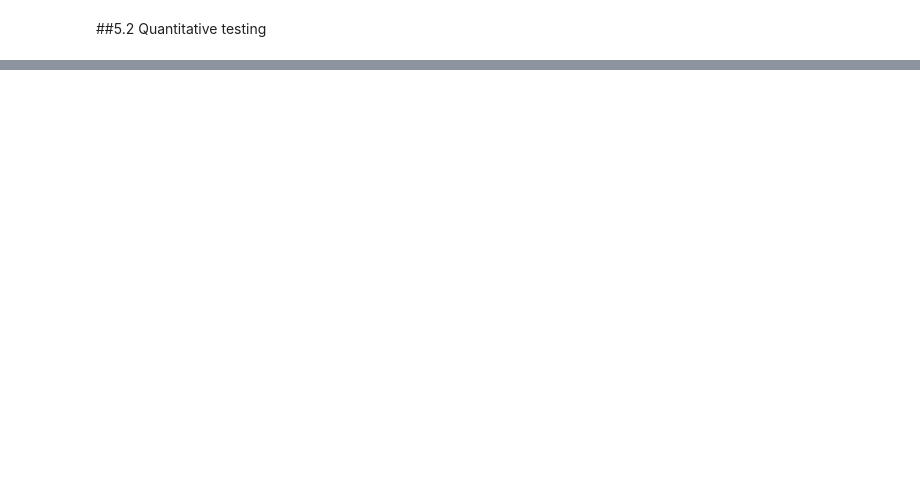
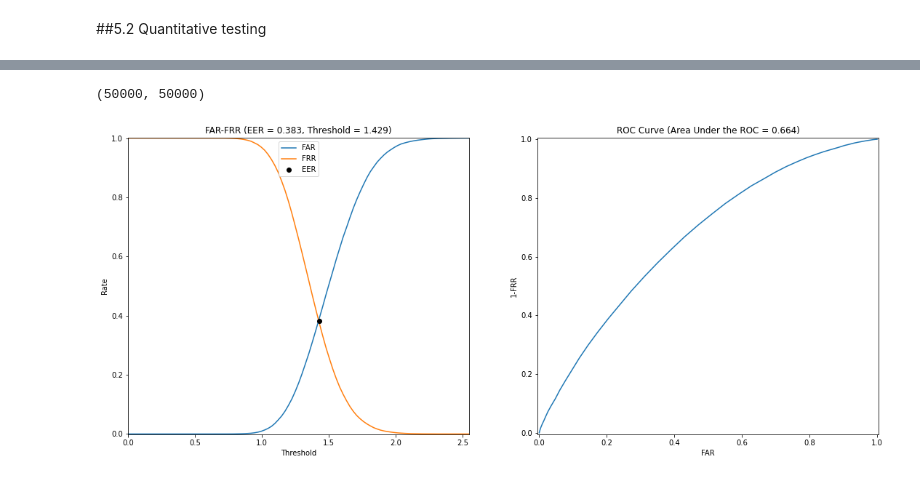
Before and after one commit to Alessandro1999/FreeKeystrokeDynamics, a Jupyter notebook: Contrastive_Learning_for_Keystroke_Dynamics.ipynb, the cells around one changed output, grey strips where cells are left out. Cells and saved outputs as stored; diff of their text form; code cells hidden in the pictures; blank space fills up the shorter version.

```diff
--- a/Contrastive_Learning_for_Keystroke_Dynamics.ipynb
+++ b/Contrastive_Learning_for_Keystroke_Dynamics.ipynb
@@ -1276,0 +1331,3 @@ len(data)
+# %%
+gallery = test_set.data[test_set.data.GALLERY == True]
+probe = test_set.data[test_set.data.GALLERY == False]
@@ -1276,0 +1360,59 @@ len(data)
+# %%
+len(genuine_distances), len(impostor_distances)
+# %% [output]
+(50000, 50000)
+# %%
+#@title FAR,FRR for each threshold
+num_threshold : int = 100 #@param{type:"integer"}
+max_threshold : float = max(max(genuine_distances),max(impostor_distances))
+fars, frrs = [], []
+t = [0] * (num_threshold+1)
+for i in range(1,len(t)):
+    t[i] += t[i-1] + (max_threshold/num_threshold) #compute the threshold by adding always the same quantity
+
+
+ngen = len(genuine_distances)
+nimp = len(impostor_distances)
+#for every threshold,compute frr and far
+for th in tqdm(t):
+    frrs.append(sum(y > th for y in genuine_distances)/ngen)
+    fars.append(sum(y <= th for y in impostor_distances)/nimp)
+# %%
+from sklearn import metrics
+import matplotlib.pyplot as plt
+def plot_eval(t, fars, frrs):
+    t,fars,frrs= np.array(t),np.array(fars),np.array(frrs)
+
+    fig,axs = plt.subplots(1,2)
+    fig.set_size_inches(18.5, 7.5)
+
+
+    axs[0].plot(t,fars,label = "FAR")
+    axs[0].plot(t,frrs,label = "FRR")
+
+
+    argmin = np.nanargmin(np.absolute((fars - frrs)))
+    eer_t = t[argmin]
+    eer = round((fars[argmin] + frrs[argmin])/2,3)
+    axs[0].plot(eer_t,eer, 'ko',label = "EER")
+
+    #I get the auc value
+    auc_val = metrics.auc(fars,[1-x for x in frrs])
+
+    #I plot FAR-FRR
+    axs[0].set(xlabel = "Threshold",ylabel = "Rate")
+    axs[0].set_title("FAR-FRR (EER = "+str(eer)+", Threshold = "+str(round(eer_t,3))+")")
+    axs[0].legend(loc='upper center')
+    axs[0].set_xlim([-0.001,max_threshold])
+    axs[0].set_ylim([-0.001,1.001])
+
+    #I plot the ROC Curve
+    axs[1].set(xlabel = "FAR",ylabel = "1-FRR")
+    axs[1].plot(fars,1-frrs,label = "ROC Curve")
+    axs[1].set_title("ROC Curve (Area Under the ROC = "+str(round(auc_val,3))+")")
+    axs[1].set_xlim([-0.005,1.005])
+    axs[1].set_ylim([-0.005,1.005])
+
+plot_eval(t,fars,frrs)
+# %% [output]
+[figure, added]
```
Also changed, not shown: parts of 24 cells of this notebook.
